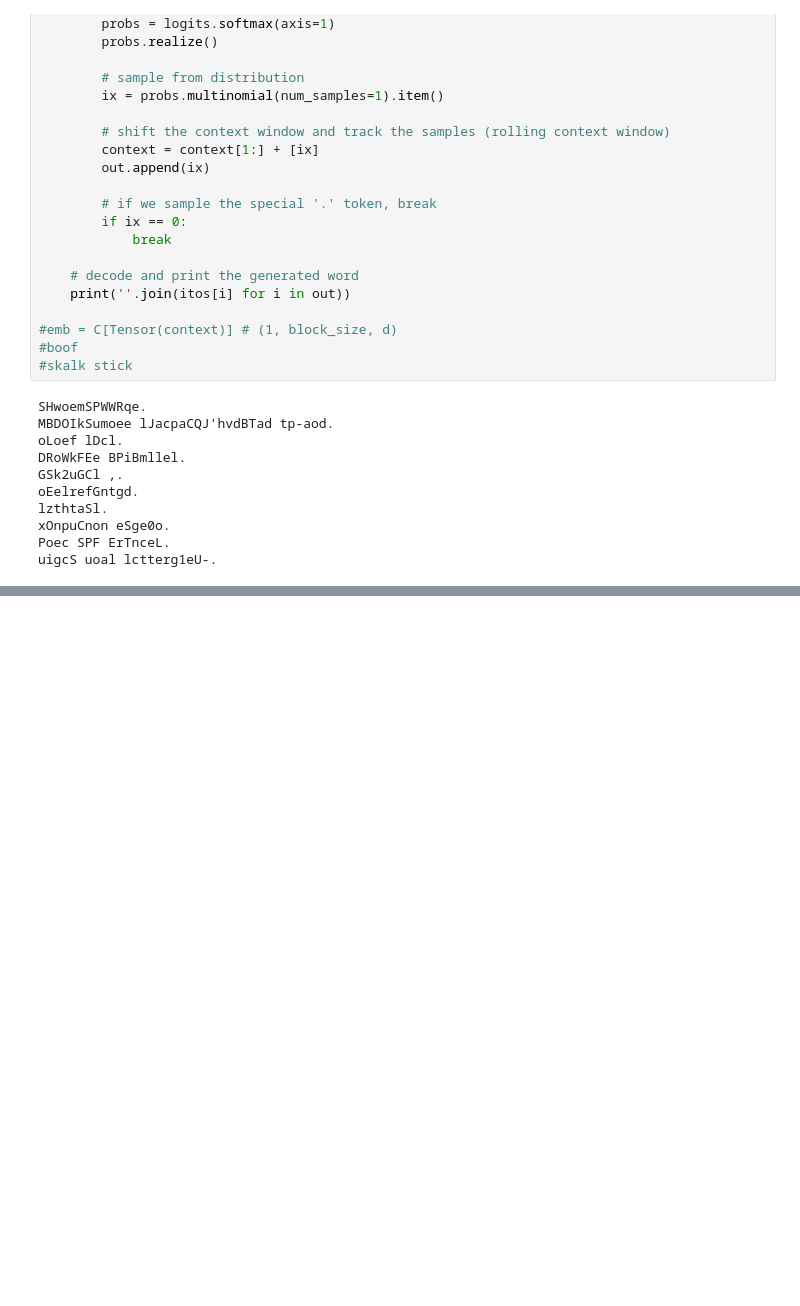
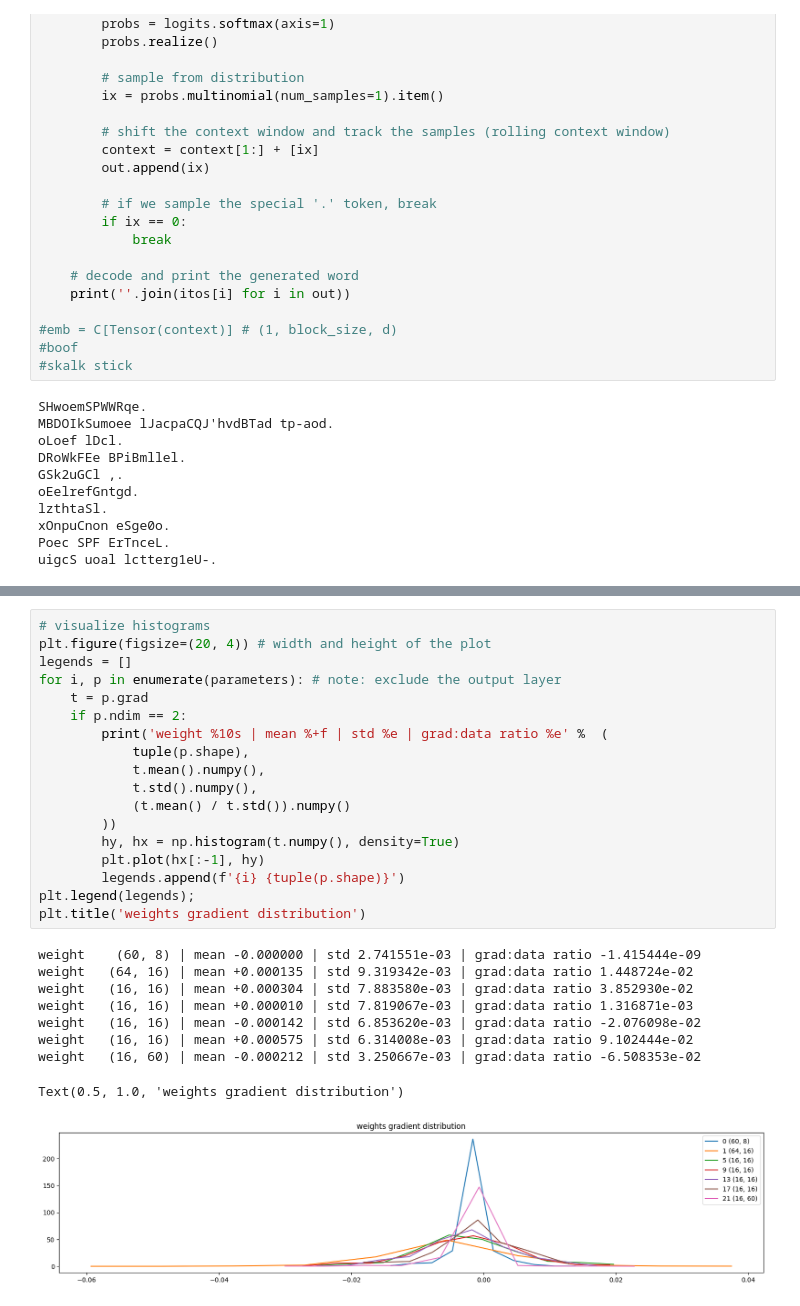
Before and after one commit to GangstersPairOfDice/zero-to-hero, a Jupyter notebook: makemore_mlp2.ipynb, the cells around one changed output, grey strips where cells are left out. Drawn from its saved outputs; the diff is of its cells as text; blank space fills up the shorter version.

```diff
--- a/makemore_mlp2.ipynb
+++ b/makemore_mlp2.ipynb
@@ -325,0 +524,28 @@ uigcS uoal lctterg1eU-.
+# %%
+# visualize histograms
+plt.figure(figsize=(20, 4)) # width and height of the plot
+legends = []
+for i, p in enumerate(parameters): # note: exclude the output layer
+    t = p.grad
+    if p.ndim == 2:
+        print('weight %10s | mean %+f | std %e | grad:data ratio %e' %  (
+            tuple(p.shape),
+            t.mean().numpy(),
+            t.std().numpy(),
+            (t.mean() / t.std()).numpy()
+        ))
+        hy, hx = np.histogram(t.numpy(), density=True)
+        plt.plot(hx[:-1], hy)
+        legends.append(f'{i} {tuple(p.shape)}')
+plt.legend(legends);
+plt.title('weights gradient distribution')
+# %% [output]
+weight    (60, 8) | mean -0.000000 | std 2.741551e-03 | grad:data ratio -1.415444e-09
+weight   (64, 16) | mean +0.000135 | std 9.319342e-03 | grad:data ratio 1.448724e-02
+weight   (16, 16) | mean +0.000304 | std 7.883580e-03 | grad:data ratio 3.852930e-02
+weight   (16, 16) | mean +0.000010 | std 7.819067e-03 | grad:data ratio 1.316871e-03
+weight   (16, 16) | mean -0.000142 | std 6.853620e-03 | grad:data ratio -2.076098e-02
+weight   (16, 16) | mean +0.000575 | std 6.314008e-03 | grad:data ratio 9.102444e-02
+weight   (16, 60) | mean -0.000212 | std 3.250667e-03 | grad:data ratio -6.508353e-02
+Text(0.5, 1.0, 'weights gradient distribution')
+[figure, added]
```
Also changed, not shown: parts of 9 cells of this notebook.
